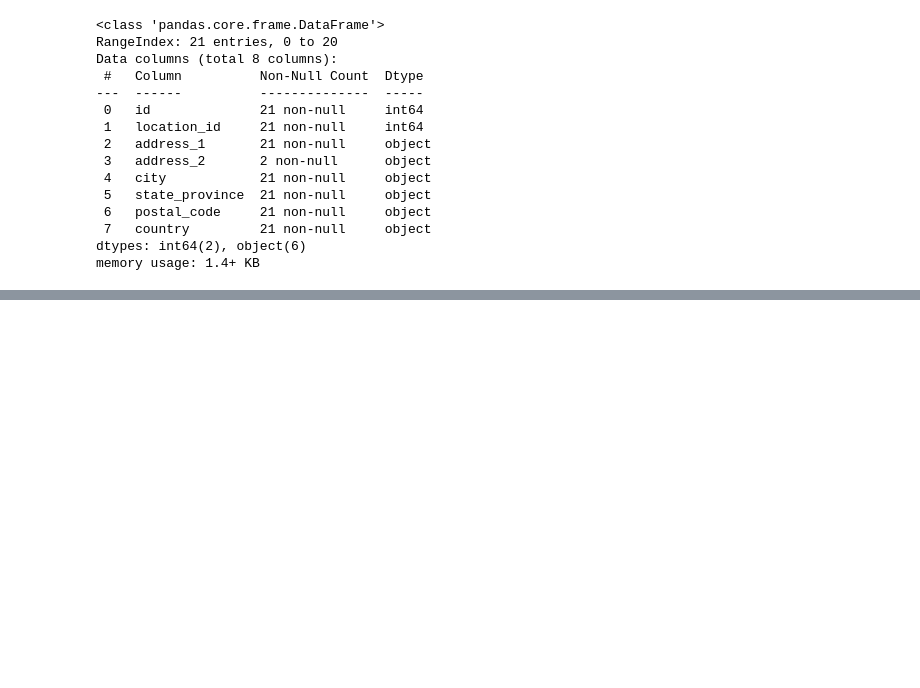
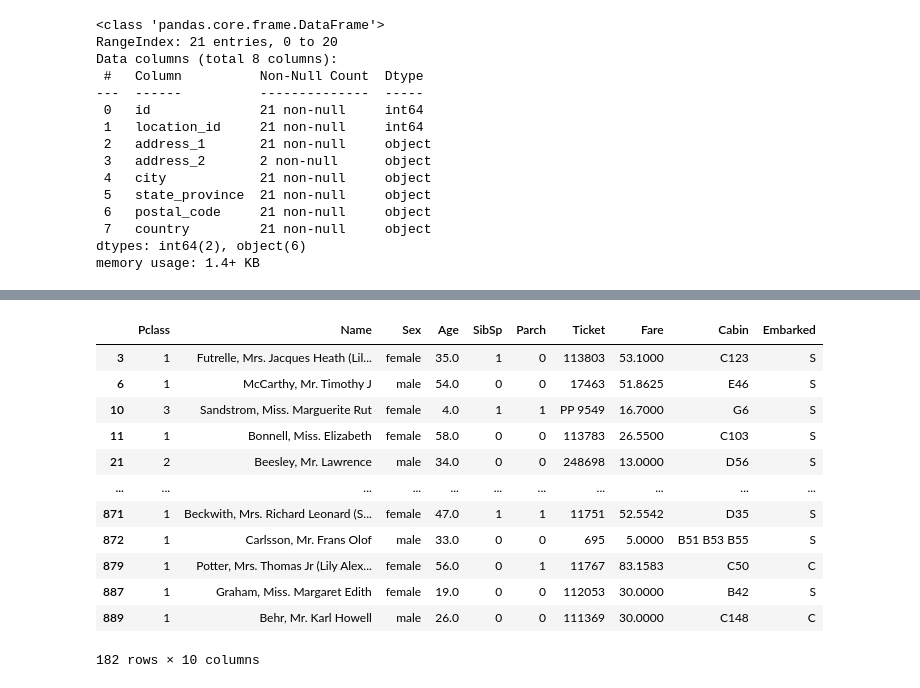
Before and after one commit to abagla18/ineuron_MLDL, a Jupyter notebook: 1_Python/2_workfile_pythoncore.ipynb, the cells around one changed output, grey strips where cells are left out. Drawn from its saved outputs; the diff is of its cells as text; code cells hidden in the pictures; blank space fills up the shorter version.

```diff
--- a/1_Python/2_workfile_pythoncore.ipynb
+++ b/1_Python/2_workfile_pythoncore.ipynb
@@ -225,0 +500,8 @@ ProfileReport(df_addresses)
+# %%
+df_titanic = df_titanic.drop("Aku",axis =1)
+# %%
+df_titanic = df_titanic.drop("XYZ",axis =1)
+# %%
+df_titanic.drop(["PassengerId","Survived"],axis =1,inplace = True)
+# %%
+df_titanic.drop(1,axis = 0,inplace = True)
@@ -225,0 +525,17 @@ ProfileReport(df_addresses)
+# %%
+# filter2 = df_titanic["Age"].isnull()
+df_titanic.dropna()
+# %% [output]
+|  | Pclass | Name | Sex | Age | SibSp | Parch | Ticket | Fare | Cabin | Embarked |
+| 3 | 1 | Futrelle, Mrs. Jacques Heath (Lil... | female | 35.0 | 1 | 0 | 113803 | 53.1000 | C123 | S |
+| 6 | 1 | McCarthy, Mr. Timothy J | male | 54.0 | 0 | 0 | 17463 | 51.8625 | E46 | S |
+| 10 | 3 | Sandstrom, Miss. Marguerite Rut | female | 4.0 | 1 | 1 | PP 9549 | 16.7000 | G6 | S |
+| 11 | 1 | Bonnell, Miss. Elizabeth | female | 58.0 | 0 | 0 | 113783 | 26.5500 | C103 | S |
+| 21 | 2 | Beesley, Mr. Lawrence | male | 34.0 | 0 | 0 | 248698 | 13.0000 | D56 | S |
+| ... | ... | ... | ... | ... | ... | ... | ... | ... | ... | ... |
+| 871 | 1 | Beckwith, Mrs. Richard Leonard (S... | female | 47.0 | 1 | 1 | 11751 | 52.5542 | D35 | S |
+| 872 | 1 | Carlsson, Mr. Frans Olof | male | 33.0 | 0 | 0 | 695 | 5.0000 | B51 B53 B55 | S |
+| 879 | 1 | Potter, Mrs. Thomas Jr (Lily Alex... | female | 56.0 | 0 | 1 | 11767 | 83.1583 | C50 | C |
+| 887 | 1 | Graham, Miss. Margaret Edith | female | 19.0 | 0 | 0 | 112053 | 30.0000 | B42 | S |
+| 889 | 1 | Behr, Mr. Karl Howell | male | 26.0 | 0 | 0 | 111369 | 30.0000 | C148 | C |
+182 rows × 10 columns
```
Also changed, not shown: parts of 40 cells of this notebook, 3 other files.
